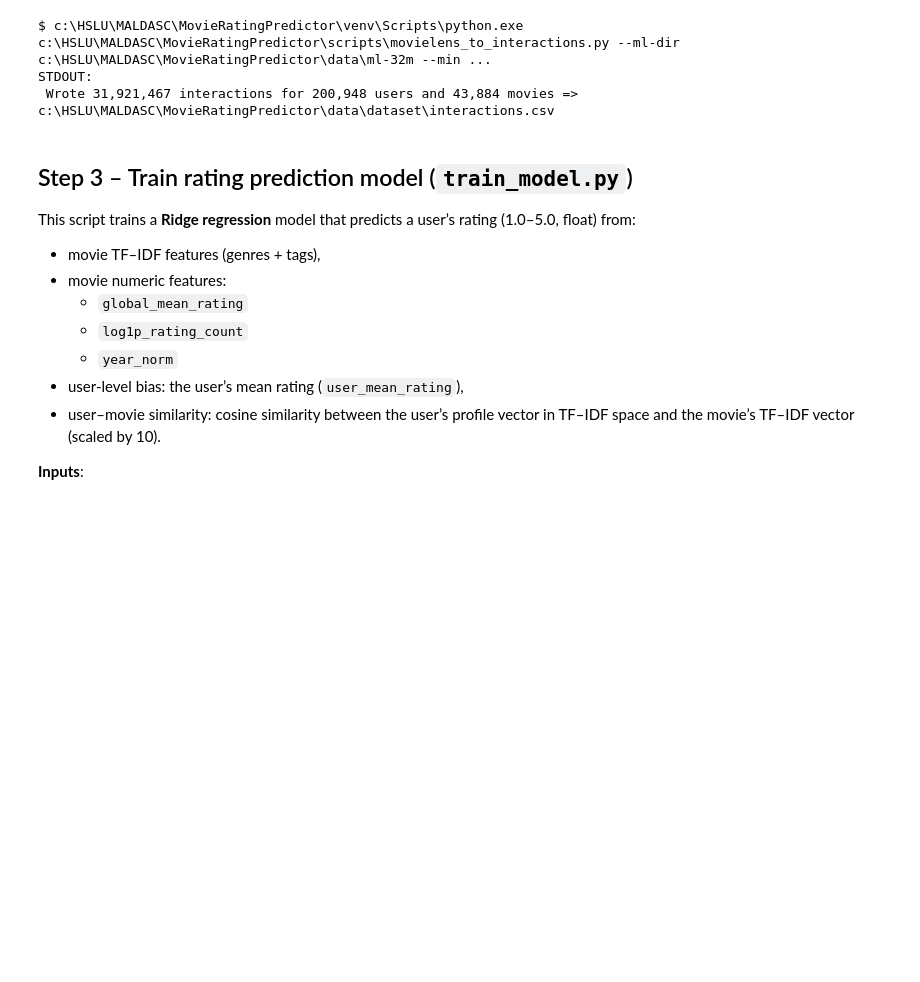
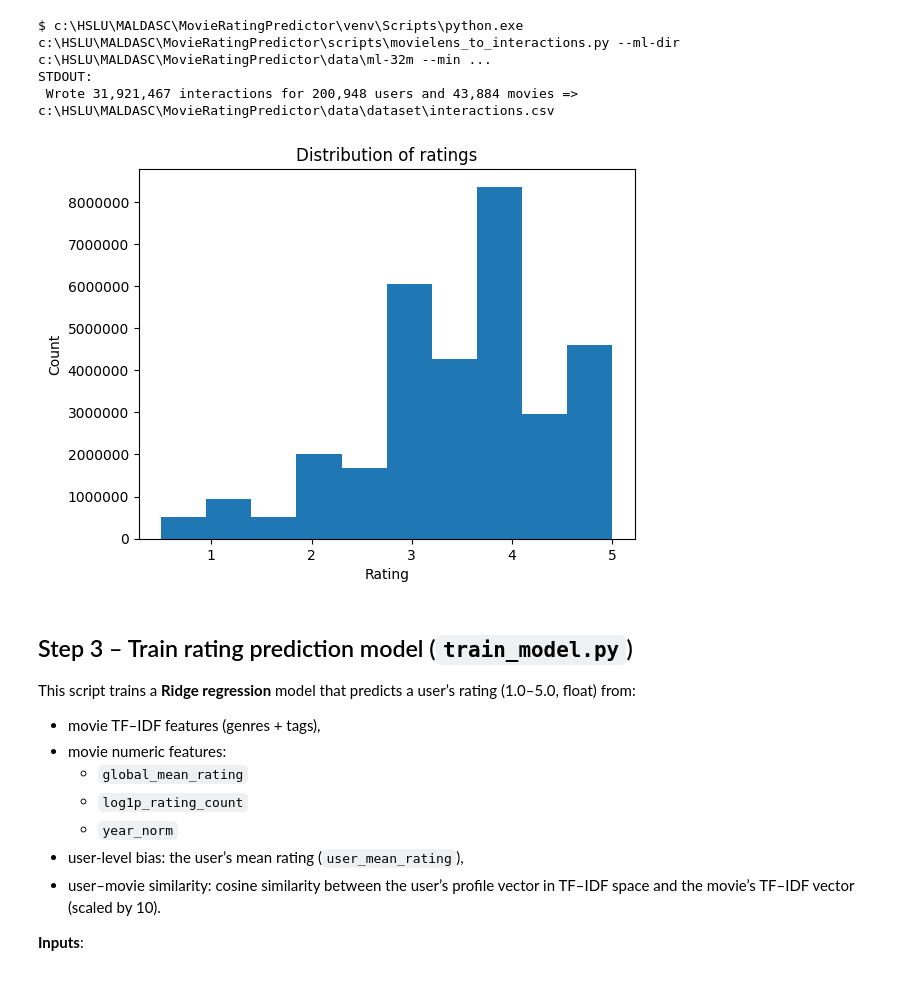
Before and after one commit to Mr-Saltman/MovieRatingPredictor, a Jupyter notebook: movie-rating-prediction_pipeline.ipynb, the cells around one changed output. Drawn from its saved outputs; the diff is of its cells as text; code cells hidden in the pictures; blank space fills up the shorter version.

Commit message:
Added some sensible plots for explainability

```diff
--- a/movie-rating-prediction_pipeline.ipynb
+++ b/movie-rating-prediction_pipeline.ipynb
@@ -112,6 +112,24 @@ run([
 $ c:\HSLU\MALDASC\MovieRatingPredictor\venv\Scripts\python.exe c:\HSLU\MALDASC\MovieRatingPredictor\scripts\movielens_to_interactions.py --ml-dir c:\HSLU\MALDASC\MovieRatingPredictor\data\ml-32m --min ...
 STDOUT:
  Wrote 31,921,467 interactions for 200,948 users and 43,884 movies => c:\HSLU\MALDASC\MovieRatingPredictor\data\dataset\interactions.csv
+# %%
+import matplotlib.pyplot as plt
+import pandas as pd
+
+interactions = pd.read_csv(INTERACTIONS)
+
+fig, ax = plt.subplots()
+
+ax.hist(interactions['rating'], bins=10)
+ax.set_xlabel("Rating")
+ax.set_ylabel("Count")
+ax.set_title("Distribution of ratings")
+
+ax.ticklabel_format(style='plain', axis='y')
+
+plt.show()
+# %% [output]
+[figure, added]
 # %% [markdown]
 ## Step 3 – Train rating prediction model (`train_model.py`)
 
```
Also changed, not shown: parts of 4 cells of this notebook, 2 other files.
